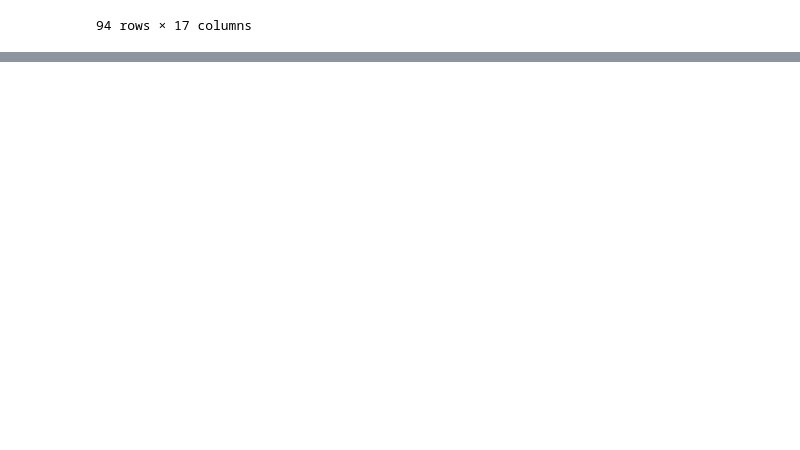
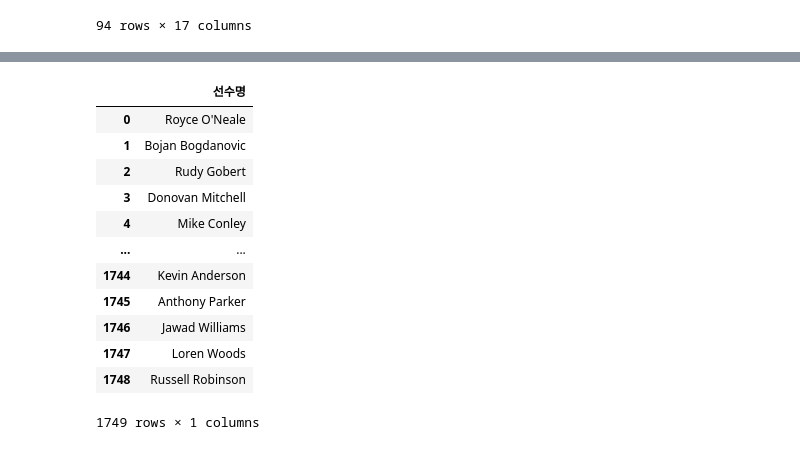
Before and after one commit to JeongUngKim/streamlit_project, a Jupyter notebook: data_analysis.ipynb, the cells around one changed output, grey strips where cells are left out. Drawn from its saved outputs; the diff is of its cells as text; code cells hidden in the pictures; blank space fills up the shorter version.

```diff
--- a/data_analysis.ipynb
+++ b/data_analysis.ipynb
@@ -758,0 +876,16 @@ df_player_data.iloc[:,[6,7,8,-2]]
+# %%
+pd.DataFrame({'선수명':df_players['선수명'].unique()})
+# %% [output]
+|  | 선수명 |
+| 0 | Royce O'Neale |
+| 1 | Bojan Bogdanovic |
+| 2 | Rudy Gobert |
+| 3 | Donovan Mitchell |
+| 4 | Mike Conley |
+| ... | ... |
+| 1744 | Kevin Anderson |
+| 1745 | Anthony Parker |
+| 1746 | Jawad Williams |
+| 1747 | Loren Woods |
+| 1748 | Russell Robinson |
+1749 rows × 1 columns
```
Also changed, not shown: parts of 20 cells of this notebook, 2 other files.
